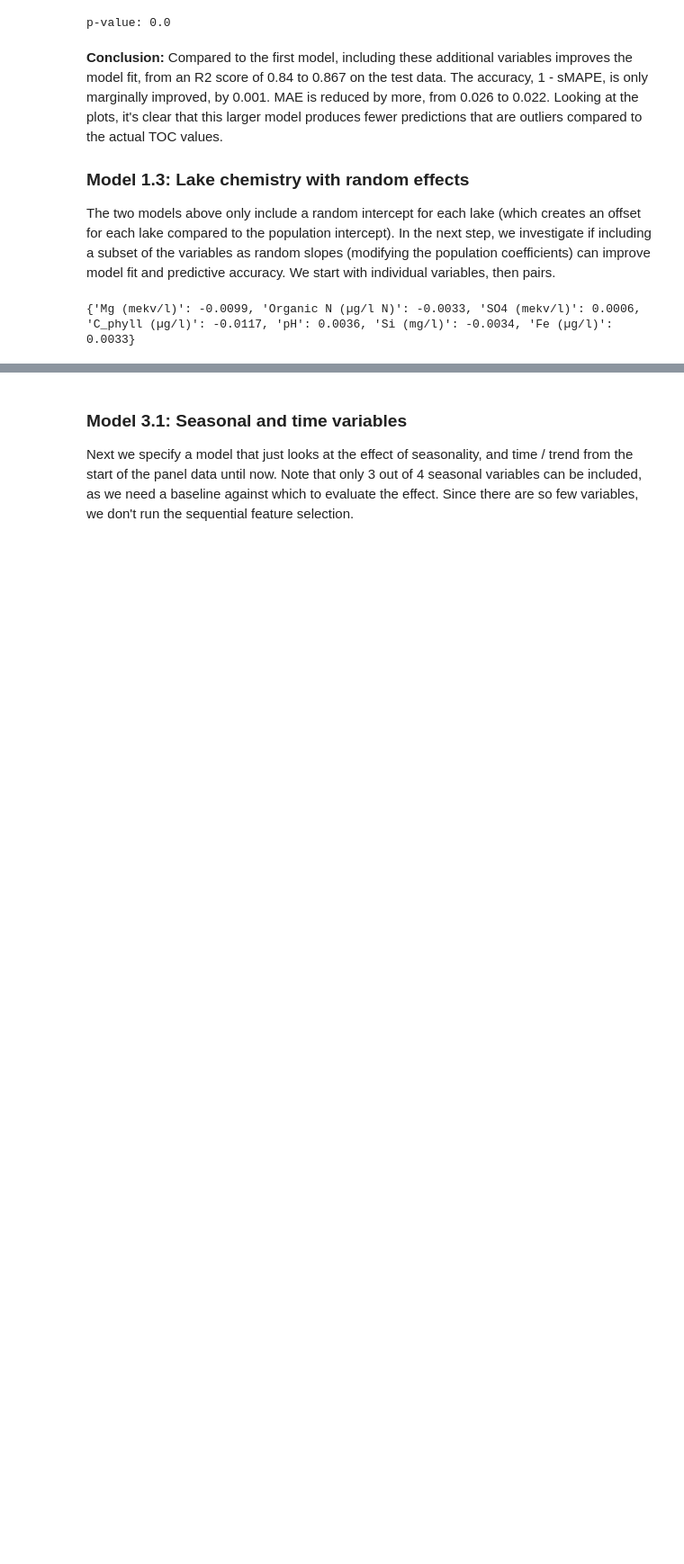
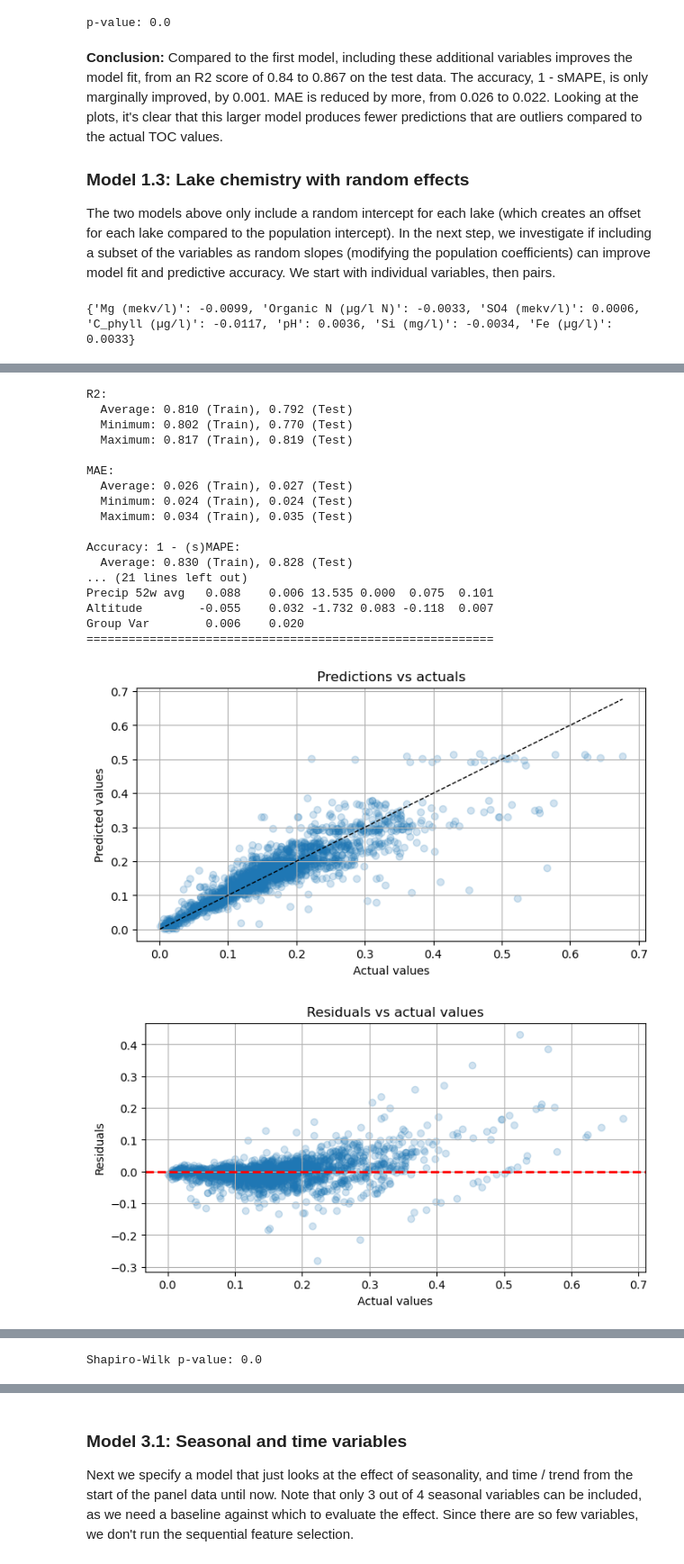
Before and after one commit to farankhalid520/1DL507-Watershed-History, a Jupyter notebook: notebooks/lme_model_v3.ipynb, the cells around one changed output, grey strips where cells are left out. Shown at 90% size. Saved outputs shown, nothing was run; the diff lists cells and outputs as text; code cells hidden in the pictures; blank space fills up the shorter version.

```diff
--- a/notebooks/lme_model_v3.ipynb
+++ b/notebooks/lme_model_v3.ipynb
@@ -169,11 +167,13 @@ df_lake_met = df_lake.join(
     on=["MD-MVM Id", "Sample date"],
 )
 
+# Physical attributes and catchment
+df_lake_met_catch = df_lake_met.join(df_geo.set_index("MD-MVM Id"), on="MD-MVM Id")
+
 # Hydrological data
-# TODO
-
-# Physical attributes
-df_all = df_lake_met.join(df_geo.set_index("MD-MVM Id"), on="MD-MVM Id")
+df_all = df_lake_met_catch.join(
+    df_wrt.set_index(["MD-MVM Id", "Sample date"]), on=["MD-MVM Id", "Sample date"]
+)
 
 df_all.head()
 # %% [output]
@@ -478,12 +484,15 @@ def predict_group_level(
         fe_pred = model.predict(x_fe_group)
 
         # Get random effects predictions for the group
-        re_params = np.array(df_re.loc[lake])
-        if x_re is not None:  # If slopes are included, calculate linear sum
-            x_re_group = x_re[group_mask.ravel()]
-            re_pred = x_re_group @ re_params
-        else:  # Otherwise, the prediction is just the intercept
-            re_pred = re_params
+        try:
+            re_params = np.array(df_re.loc[lake])
+            if x_re is not None:  # If slopes are included, calculate linear sum
+                x_re_group = x_re[group_mask.ravel()]
+                re_pred = x_re_group @ re_params
+            else:  # Otherwise, the prediction is just the intercept
+                re_pred = re_params
+        except KeyError:
+            pass
 
         # Combine fixed and random effects predictions
         total_pred = fe_pred + re_pred
@@ -1611,37 +1676,62 @@ endog_var = ["TOC (mg/l C)"]
 
 # Select explanatory variables / covariates
 exog_var = [
+    'Forest',
+    'Agriculture',
     'Temp 2w avg',
- #'Temp 52w avg',
- 'Precip 2w avg',
- 'Precip 12w avg',
- 'Precip 52w avg'
+    'Temp 52w avg',
+    'Precip 4w avg',
+    'Precip 52w avg',
+    'Altitude'
 ]
 
 # Group variable (always lake id)
 groups_var = ["MD-MVM Id"]
 
 # Drop rows that contain NaNs
-df_cv = df_fill_nan[groups_var + endog_var + exog_var].dropna(axis="rows")
+df_cv = df_fill_nan[groups_var + endog_var + exog_var].dropna(axis="rows").replace(
+    [np.inf, -np.inf], 0
+)
 
 # Select columns for the model
 y = df_cv["TOC (mg/l C)"]
 X_fe = df_cv.drop("TOC (mg/l C)", axis="columns")
 
 # Run train-test iterations
 (
     pred_train,
     pred_test,
-    model,
+    models,
+    avg_model,
     df_re,
     df_re_x_train,
     df_re_x_test,
 ) = run_multiple_train_test(X_fe=X_fe, y=y, re=None, num_iter=10)
 
 # Plot how well the model performs
 plot_train_test_results(pred_test)
 
 # Run Shapiro-Wilk normality test on residuals
 residuals = df_output_test["Pred"] - df_output_test["Actual"]
 res = shapiro(residuals)
-print(f"p-value: {round(res[1], 3)}")
+print(f"Shapiro-Wilk p-value: {round(res[1], 3)}")
+# %% [output]
+R2:
+  Average: 0.810 (Train), 0.792 (Test)
+  Minimum: 0.802 (Train), 0.770 (Test)
+  Maximum: 0.817 (Train), 0.819 (Test)
+
+MAE:
+  Average: 0.026 (Train), 0.027 (Test)
+  Minimum: 0.024 (Train), 0.024 (Test)
+  Maximum: 0.034 (Train), 0.035 (Test)
+
+Accuracy: 1 - (s)MAPE:
+  Average: 0.830 (Train), 0.828 (Test)
+... (21 lines left out)
+Precip 52w avg   0.088    0.006 13.535 0.000  0.075  0.101
+Altitude        -0.055    0.032 -1.732 0.083 -0.118  0.007
+Group Var        0.006    0.020
+==========================================================
+[figure, added]
+[figure, added]
@@ -1648 +1739,2 @@ print(f"p-value: {round(res[1], 3)}")
+Shapiro-Wilk p-value: 0.0
 # %% [markdown]
```
Also changed, not shown: parts of 65 cells of this notebook, 1 other file.
